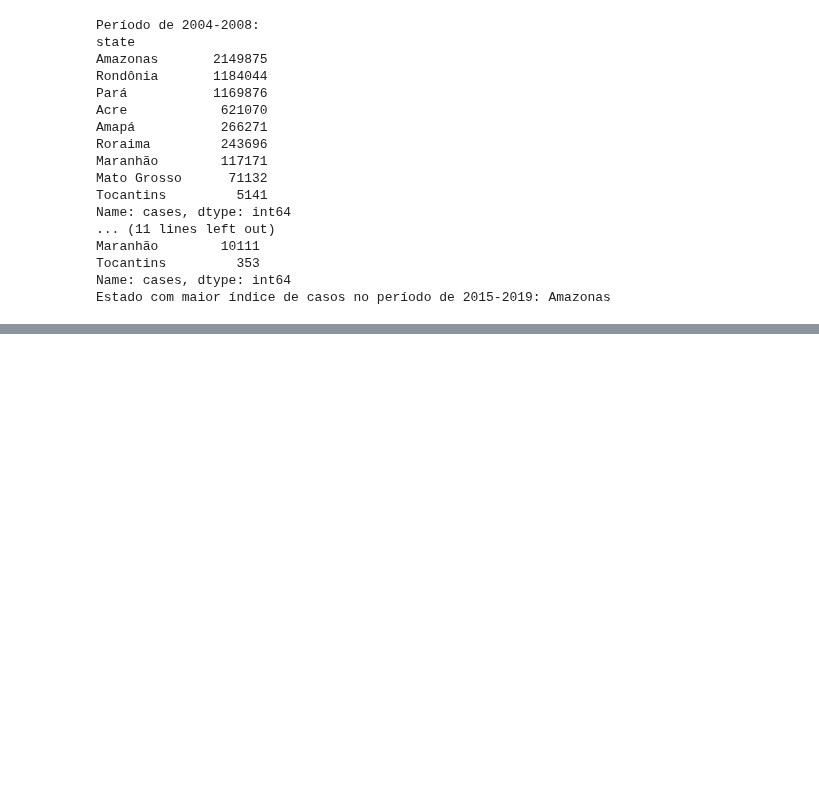
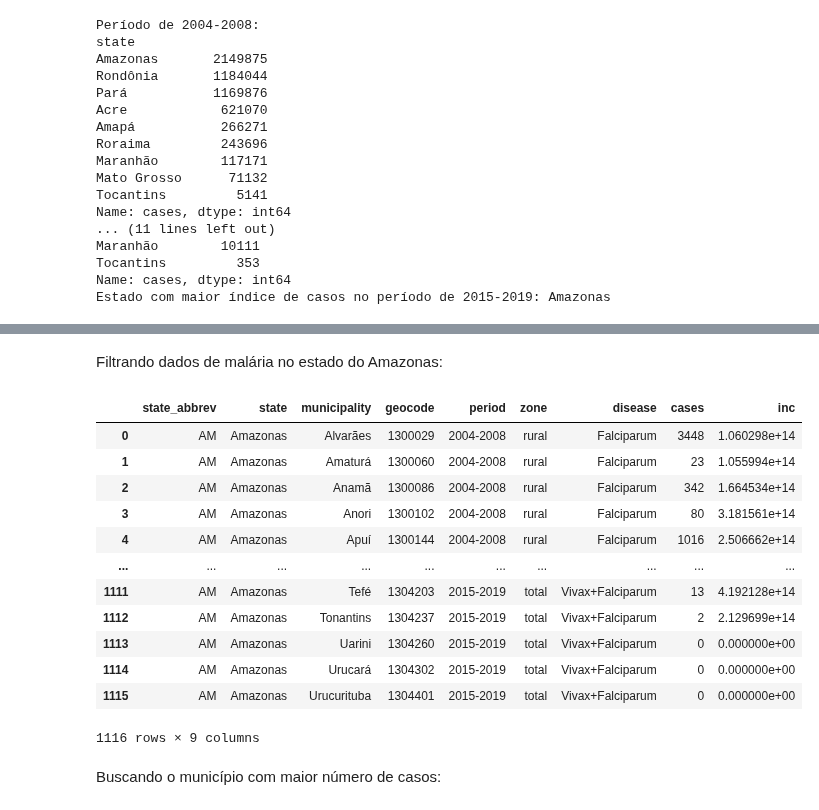
Before and after one commit to RaphaLevy/TCC, a Jupyter notebook: Dados-Projeto Trajetorias/Trata_Arquivos_de_Dados.ipynb, the cells around one changed output, grey strips where cells are left out. Saved outputs shown, nothing was run; the diff lists cells and outputs as text; code cells hidden in the pictures; blank space fills up the shorter version.

```diff
--- a/Dados-Projeto Trajetorias/Trata_Arquivos_de_Dados.ipynb
+++ b/Dados-Projeto Trajetorias/Trata_Arquivos_de_Dados.ipynb
@@ -176,0 +300,31 @@ Estado com maior índice de casos no período de 2015-2019: Amazonas
+# %% [markdown]
+Filtrando dados de malária no estado do Amazonas:
+# %%
+# Combina os DataFrames malaria_df e amazonas_df com base nas colunas desejadas
+combined_df = amazonas_df.copy()
+
+# Define os valores desejados de doenças
+doencas_desejadas = ['Vivax', 'Falciparum', 'Vivax+Falciparum']
+
+# Filtra as linhas com os valores desejados na coluna 'disease' no DataFrame amazonas_df
+combined_df = combined_df[combined_df['disease'].isin(doencas_desejadas)]
+
+# Exibe o DataFrame filtrado para o Amazonas
+combined_df = combined_df.reset_index(drop=True)
+combined_df
+# %% [output]
+|  | state_abbrev | state | municipality | geocode | period | zone | disease | cases | inc |
+| 0 | AM | Amazonas | Alvarães | 1300029 | 2004-2008 | rural | Falciparum | 3448 | 1.060298e+14 |
+| 1 | AM | Amazonas | Amaturá | 1300060 | 2004-2008 | rural | Falciparum | 23 | 1.055994e+14 |
+| 2 | AM | Amazonas | Anamã | 1300086 | 2004-2008 | rural | Falciparum | 342 | 1.664534e+14 |
+| 3 | AM | Amazonas | Anori | 1300102 | 2004-2008 | rural | Falciparum | 80 | 3.181561e+14 |
+| 4 | AM | Amazonas | Apuí | 1300144 | 2004-2008 | rural | Falciparum | 1016 | 2.506662e+14 |
+| ... | ... | ... | ... | ... | ... | ... | ... | ... | ... |
+| 1111 | AM | Amazonas | Tefé | 1304203 | 2015-2019 | total | Vivax+Falciparum | 13 | 4.192128e+14 |
+| 1112 | AM | Amazonas | Tonantins | 1304237 | 2015-2019 | total | Vivax+Falciparum | 2 | 2.129699e+14 |
+| 1113 | AM | Amazonas | Uarini | 1304260 | 2015-2019 | total | Vivax+Falciparum | 0 | 0.000000e+00 |
+| 1114 | AM | Amazonas | Urucará | 1304302 | 2015-2019 | total | Vivax+Falciparum | 0 | 0.000000e+00 |
+| 1115 | AM | Amazonas | Urucurituba | 1304401 | 2015-2019 | total | Vivax+Falciparum | 0 | 0.000000e+00 |
+1116 rows × 9 columns
+# %% [markdown]
+Buscando o município com maior número de casos:
```
Also changed, not shown: parts of 17 cells of this notebook.
